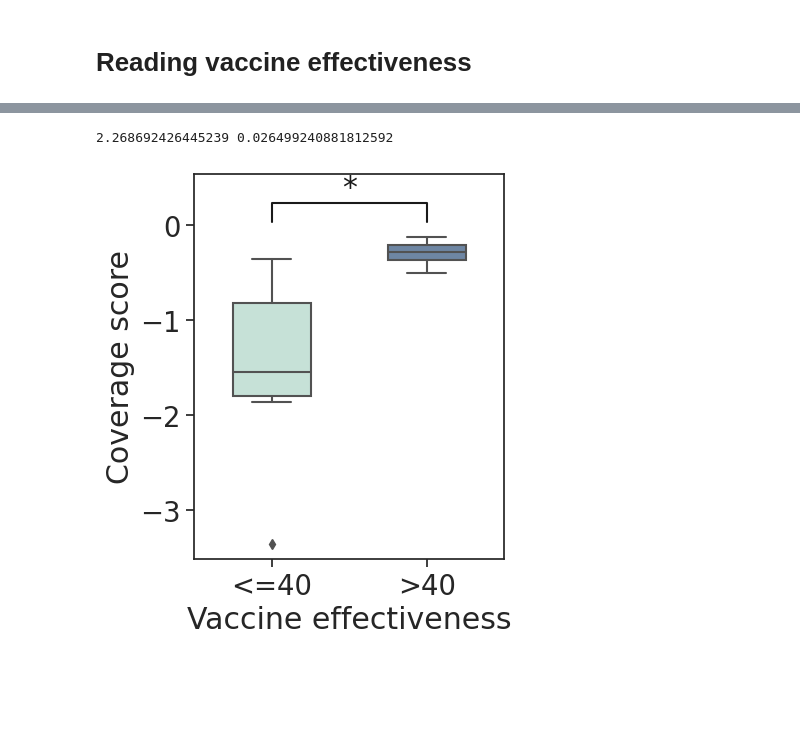
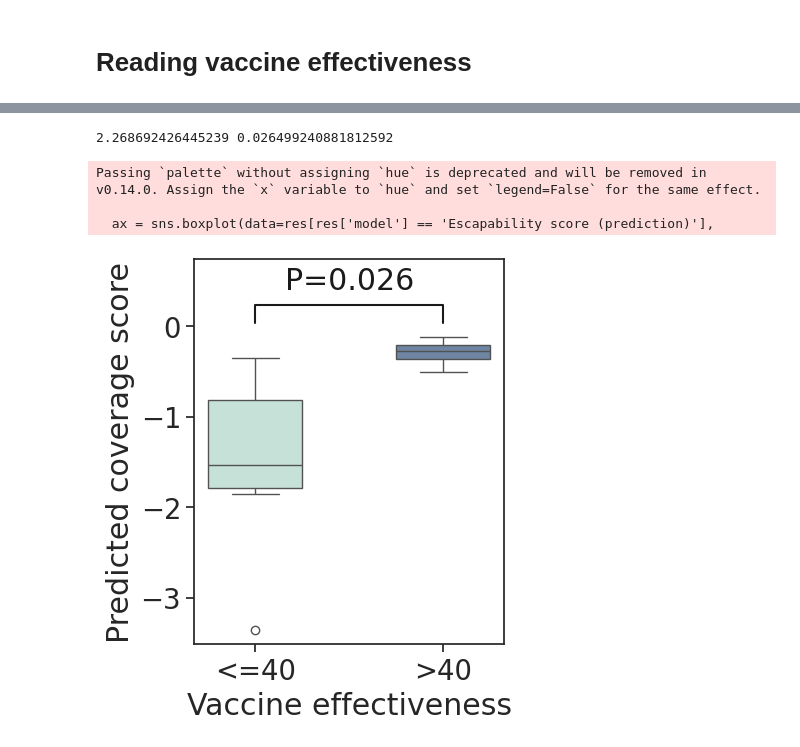
Before and after one commit to wxsh1213/vaxseer, a Jupyter notebook: evaluation/jupyter_notebooks_figs/Fig4_ve.ipynb, the cells around one changed output, grey strips where cells are left out. Cells and saved outputs as stored; diff of their text form; code cells hidden in the pictures; blank space fills up the shorter version.

```diff
--- a/evaluation/jupyter_notebooks_figs/Fig4_ve.ipynb
+++ b/evaluation/jupyter_notebooks_figs/Fig4_ve.ipynb
@@ -268,39 +368,43 @@ fig.set_size_inches(4, 5)
 ax = sns.boxplot(data=res[res['model'] == 'Escapability score (prediction)'],
             x="Vaccine effectiveness", y="score", ax=ax,
                  palette=sns.cubehelix_palette(start=.5, rot=-.5, dark=.5, n_colors=2), width=0.5)
-ax.set_ylabel("Coverage score")
+ax.set_ylabel("Predicted coverage score")
 
 _res = res[res['model'] == 'Escapability score (prediction)']
 
 t_statistic, p_value = stats.ttest_ind(_res[_res["Vaccine effectiveness"] == ">40"]["score"],
                                        _res[_res["Vaccine effectiveness"] == "<=40"]["score"], alternative='greater')
 
 print(t_statistic, p_value)
 
 # Define a function to annotate the plot
 def annotate_significance(ax, x1, x2, y, p_value):
     if p_value < 0.001:
         label = '***'
     elif p_value < 0.01:
         label = '**'
     elif p_value < 0.05:
         label = '*'
     else:
         label = 'ns'  # not significant
+    label="P=%.2g" % p_value
 
     ax.plot([x1, x1, x2, x2], [y, y + 0.2, y + 0.2, y], lw=1.5, c='k')
-    ax.text((x1 + x2) * 0.5, y + 0.2, label, ha='center', va='bottom', color='k')
+    ax.text((x1 + x2) * 0.5, y + 0.3, label, ha='center', va='bottom', color='k')
 
 # Set y-limit higher to accommodate the annotation
 ylim = ax.get_ylim()
-ax.set_ylim([ylim[0], ylim[1] + 0.5])
+ax.set_ylim([ylim[0], ylim[1] + 0.7])
 
 # Add annotation
 annotate_significance(ax, 0, 1, ylim[1], p_value)
 
 plt.savefig("figs/ve_pred_boxplot_with_pvalue.pdf", format='pdf', bbox_inches='tight')
 
 plt.show()
 # %% [output]
 2.268692426445239 0.026499240881812592
+Passing `palette` without assigning `hue` is deprecated and will be removed in v0.14.0. Assign the `x` variable to `hue` and set `legend=False` for the same effect.
+
+  ax = sns.boxplot(data=res[res['model'] == 'Escapability score (prediction)'],
-[figure, old version]
+[figure, new version]
```
Also changed, not shown: parts of 12 cells of this notebook, 1 other file.
